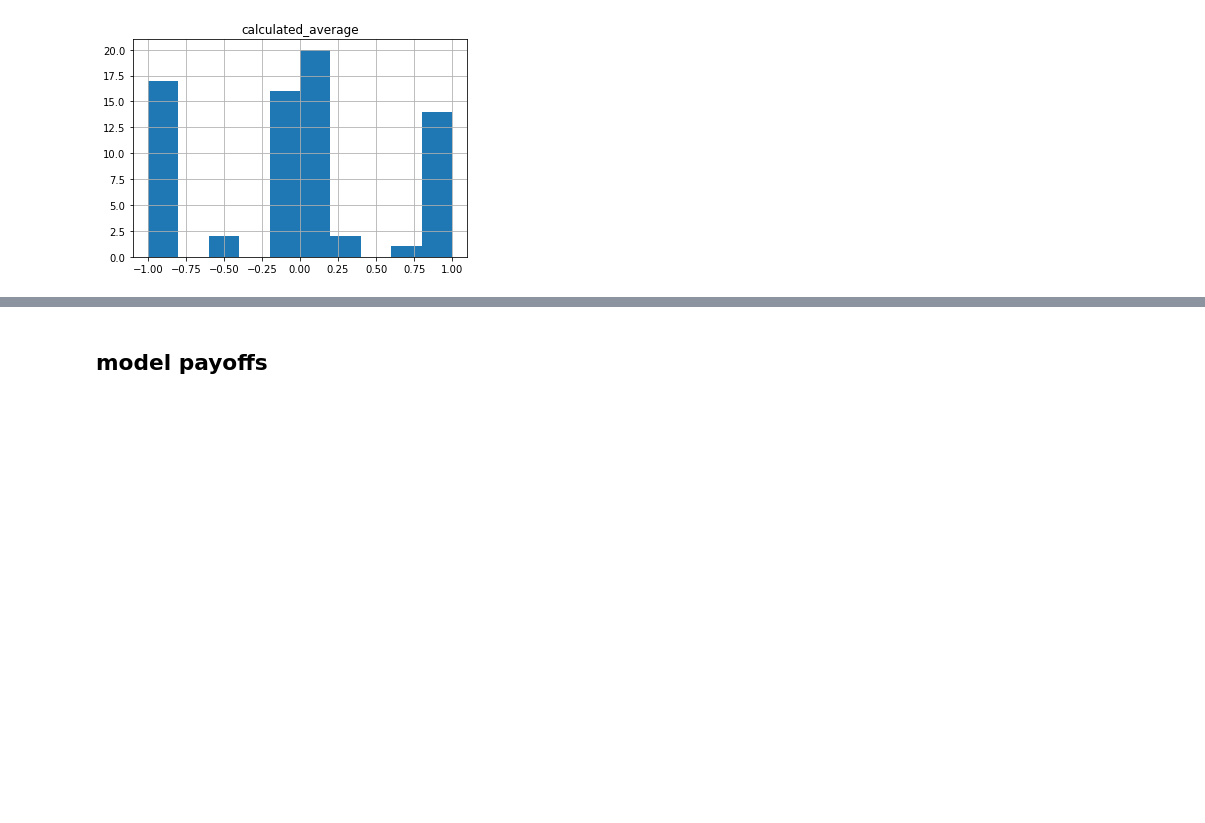
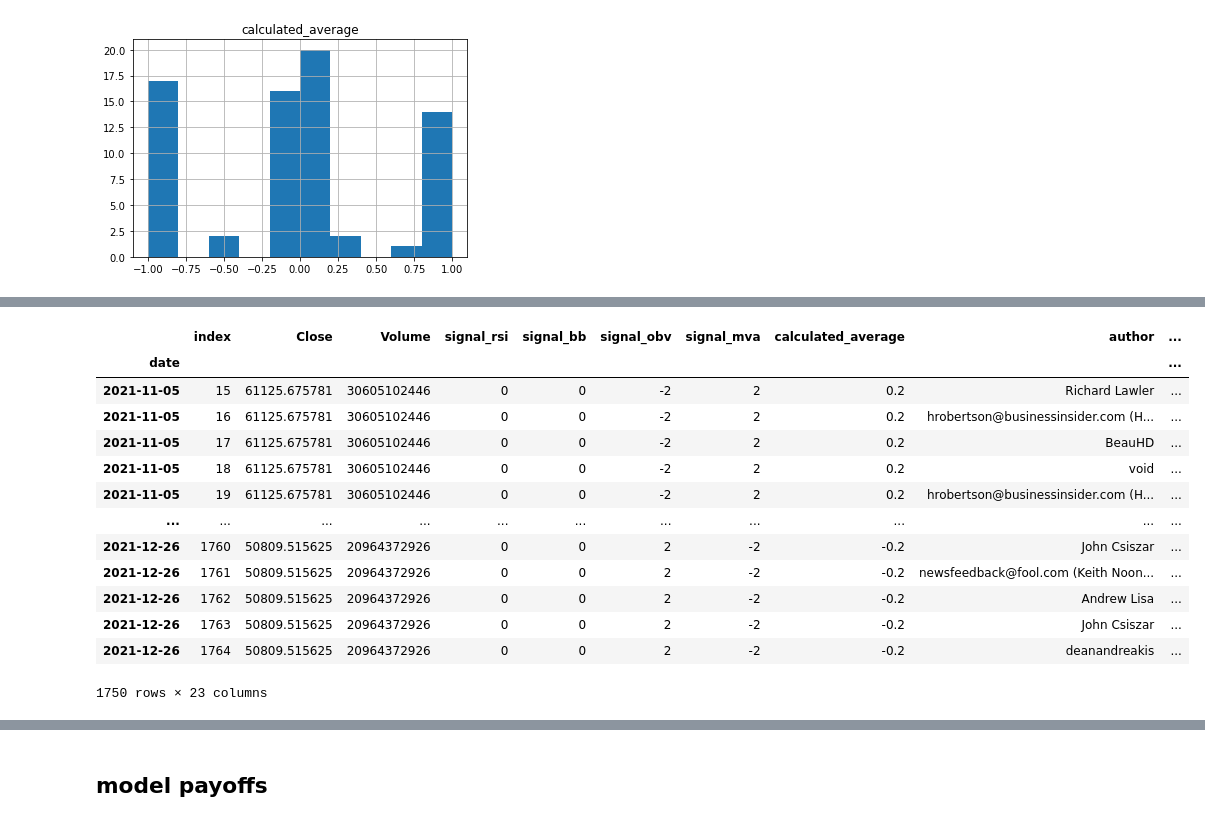
Before and after one commit to christianschwendner/coins_2122, a Jupyter notebook: Model/Model.ipynb, the cells around one changed output, grey strips where cells are left out. Saved outputs shown, nothing was run; the diff lists cells and outputs as text; code cells hidden in the pictures; blank space fills up the shorter version.

Commit message:
Set up model and output values

```diff
--- a/Model/Model.ipynb
+++ b/Model/Model.ipynb
@@ -398,0 +423,34 @@ array([[<AxesSubplot:title={'center':'calculated_average'}>]],
+# %%
+# compile the list of dataframes you want to merge
+data_frames = [df_ta, news_df, cs_day]
+
+df_merged = reduce(lambda  left,right: pd.merge(left,right,on=['date'],
+                                            how='outer'), data_frames)
+
+# if you want to fill the values that don't exist in the lines of merged dataframe simply fill with required strings as
+
+df_merged = reduce(lambda  left,right: pd.merge(left,right,on=['date'],
+                                            how='outer'), data_frames).fillna('void')
+# %%
+df_merged.reset_index(inplace=True)
+# %%
+df_merged.set_index('date', inplace=True)
+# %%
+df_merged = df_merged['2021-11-05':'2021-12-26']
+# %%
+df_merged
+# %% [output]
+|  | index | Close | Volume | signal_rsi | signal_bb | signal_obv | signal_mva | calculated_average | author | ... |
+| date |  |  |  |  |  |  |  |  |  | ... |
+| 2021-11-05 | 15 | 61125.675781 | 30605102446 | 0 | 0 | -2 | 2 | 0.2 | Richard Lawler | ... |
+| 2021-11-05 | 16 | 61125.675781 | 30605102446 | 0 | 0 | -2 | 2 | 0.2 | hrobertson@businessinsider.com (H... | ... |
+| 2021-11-05 | 17 | 61125.675781 | 30605102446 | 0 | 0 | -2 | 2 | 0.2 | BeauHD | ... |
+| 2021-11-05 | 18 | 61125.675781 | 30605102446 | 0 | 0 | -2 | 2 | 0.2 | void | ... |
+| 2021-11-05 | 19 | 61125.675781 | 30605102446 | 0 | 0 | -2 | 2 | 0.2 | hrobertson@businessinsider.com (H... | ... |
+| ... | ... | ... | ... | ... | ... | ... | ... | ... | ... | ... |
+| 2021-12-26 | 1760 | 50809.515625 | 20964372926 | 0 | 0 | 2 | -2 | -0.2 | John Csiszar | ... |
+| 2021-12-26 | 1761 | 50809.515625 | 20964372926 | 0 | 0 | 2 | -2 | -0.2 | newsfeedback@fool.com (Keith Noon... | ... |
+| 2021-12-26 | 1762 | 50809.515625 | 20964372926 | 0 | 0 | 2 | -2 | -0.2 | Andrew Lisa | ... |
+| 2021-12-26 | 1763 | 50809.515625 | 20964372926 | 0 | 0 | 2 | -2 | -0.2 | John Csiszar | ... |
+| 2021-12-26 | 1764 | 50809.515625 | 20964372926 | 0 | 0 | 2 | -2 | -0.2 | deanandreakis | ... |
+1750 rows × 23 columns
```
Also changed, not shown: parts of 29 cells of this notebook.
